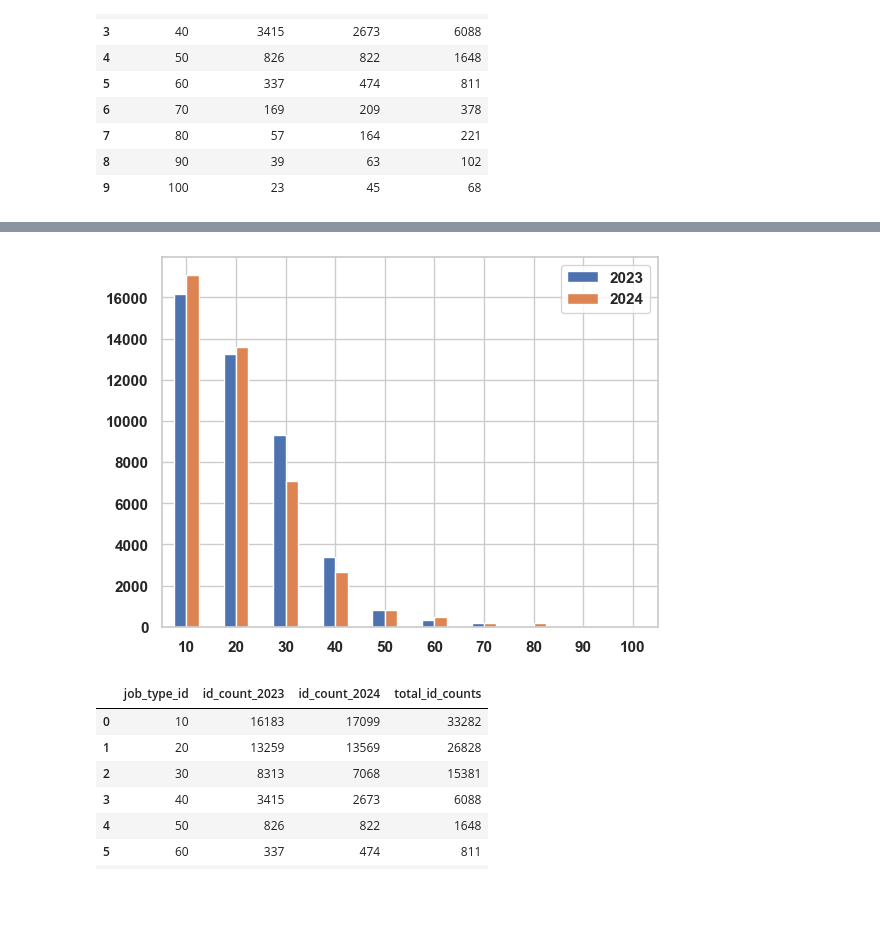
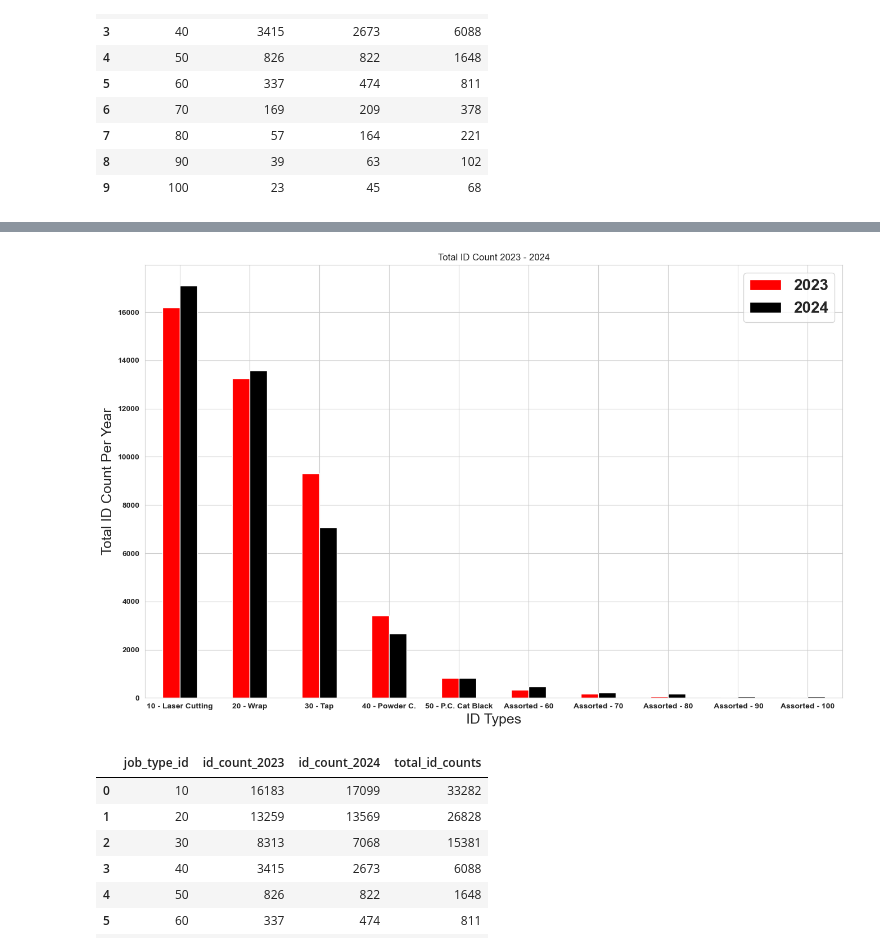
Before and after one commit to NSS-Full-Time-Data-Analytics-14/metal-fabrication-snickers, a Jupyter notebook: Notebook/Actual Metal Project.ipynb, the cells around one changed output, grey strips where cells are left out. Cells and saved outputs as stored; diff of their text form; code cells hidden in the pictures; blank space fills up the shorter version.

```diff
--- a/Notebook/Actual Metal Project.ipynb
+++ b/Notebook/Actual Metal Project.ipynb
@@ -486,7 +486,7 @@ Name: count, Length: 1901, dtype: int64
 id_types_23 = 'SELECT jmo_job_operation_id, COUNT(jmo_job_operation_id) as total_job_count_2023 FROM job_operations_2023 GROUP BY jmo_job_operation_id ORDER BY total_job_count_2023 DESC'
 # %%
 with engine.connect() as connection:
-    id_counts_23 = pd.read_sql(text(id_types_23_not_dated), con = connection)
+    id_counts_23 = pd.read_sql(text(id_types_23), con = connection)
 # %%
 id_counts_23
 # %% [output]
@@ -769,7 +750,7 @@ total_id_counts_not_dated.head(10)
 # %%
-fig, ax = plt.subplots(figsize=(14, 10))
+fig, ax = plt.subplots(figsize=(16, 10))
 plt.rcParams['font.weight'] = 'bold'
-ax = sns.barplot(x='job_type_id', y='id_count_2024', data=total_id_counts_not_dated.head(10), hue = 'job_type_id', palette="coolwarm", edgecolor = 'black')
+ax = sns.barplot(x='job_type_id', y='id_count_2024', data=total_id_counts_not_dated.head(10), color='grey',edgecolor = 'red')
 sns.set_style("whitegrid")
 
 plt.xlabel('Job ID 2024',fontsize=14)
@@ -777,15 +758,8 @@ plt.ylabel('Total Amount 2024',fontsize=16)
 plt.title('Job ID Count 2024', fontsize=18)
 
 ax.bar_label(ax.containers[0],fontsize=12)
-ax.bar_label(ax.containers[1],fontsize=12)
-ax.bar_label(ax.containers[2],fontsize=12)
-ax.bar_label(ax.containers[3],fontsize=12)
-ax.bar_label(ax.containers[4],fontsize=12)
-ax.bar_label(ax.containers[5],fontsize=12)
-ax.bar_label(ax.containers[6],fontsize=12)
-ax.bar_label(ax.containers[7],fontsize=12)
-ax.bar_label(ax.containers[8],fontsize=12)
-ax.bar_label(ax.containers[9],fontsize=12)
+
+plt.savefig('Job ID Type Bar Graph 2024.png', transparent=True)
 
 plt.show()
 # %% [output]
@@ -795,12 +769,22 @@ total_id_graph = total_id_counts_not_dated.head(10)
 # %%
 Year2023 = [16183, 13259, 9313, 3415, 826, 337, 169, 57, 39, 23]
 Year2024 = [17099, 13569, 7068, 2673, 822, 474, 209, 164, 63, 45]
-index = ['10','20','30','40', '50', '60', '70','80','90','100']
+index = ['10 - Laser Cutting','20 - Wrap','30 - Tap','40 - Powder C.', '50 - P.C. Cat Black', 'Assorted - 60', 'Assorted - 70','Assorted - 80',' Assorted - 90','Assorted - 100']
+
 df = pd.DataFrame({'2023': Year2023,
                    '2024': Year2024}, index=index)
-ax = df.plot.bar(rot=0)
+bars = ax.bar(Year2023,Year2023)
+ax.bar_label(bars)
+
+ax = df.plot.bar(rot=0,color=['red','black'],figsize=(16,10))
+plt.legend(fontsize=20)
+plt.title("Total ID Count 2023 - 2024")
+plt.xlabel("ID Types", fontsize=18)
+plt.ylabel("Total ID Count Per Year", fontsize=18)
+plt.savefig('Job ID Type side by side Bar Graph 2023 - 2024.png', transparent=True)
+plt.show()
 # %% [output]
-[figure, old version]
+[figure, new version]
 # %%
 total_id_graph
 # %% [output]
```
Also changed, not shown: parts of 8 cells of this notebook, 11 other files.
